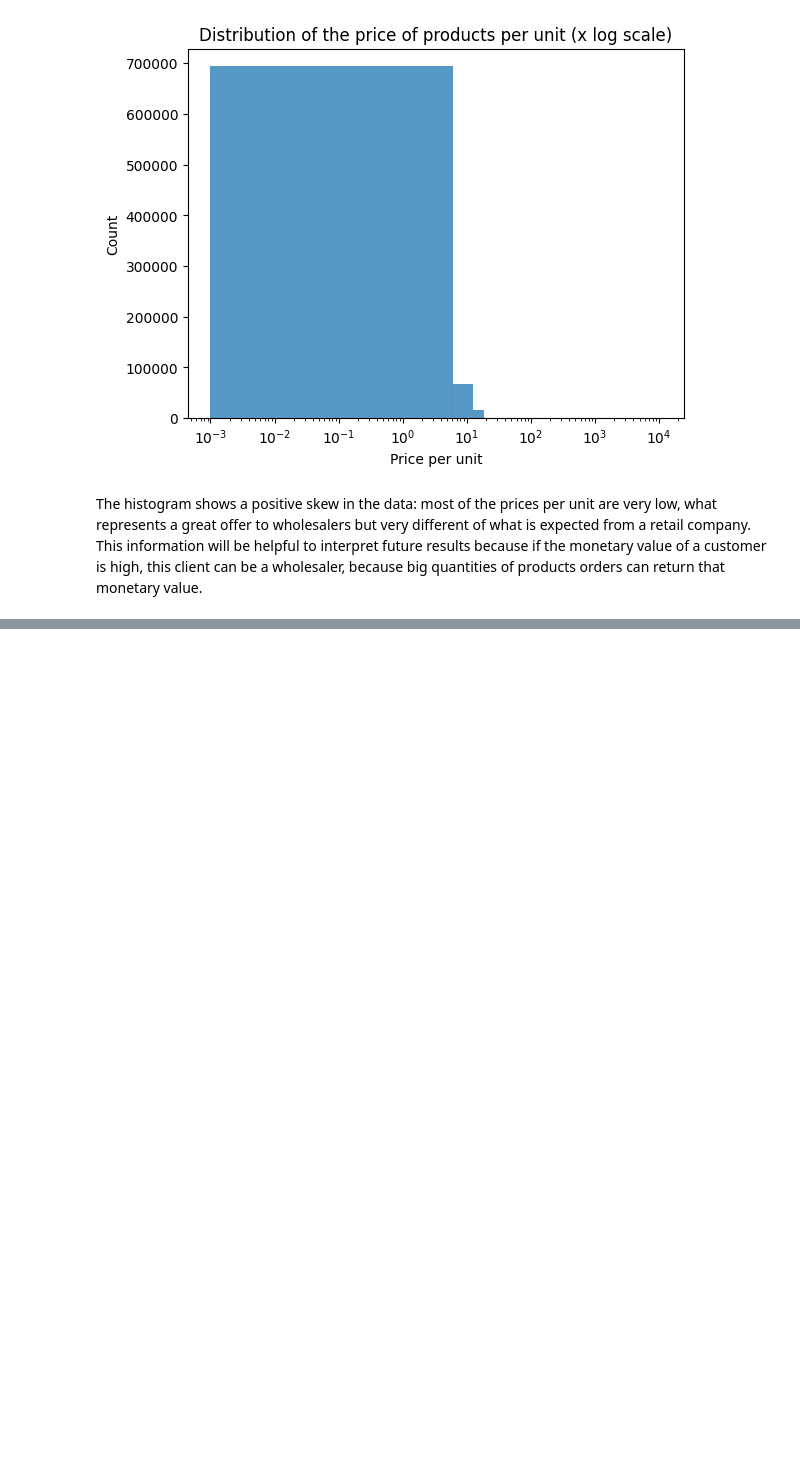
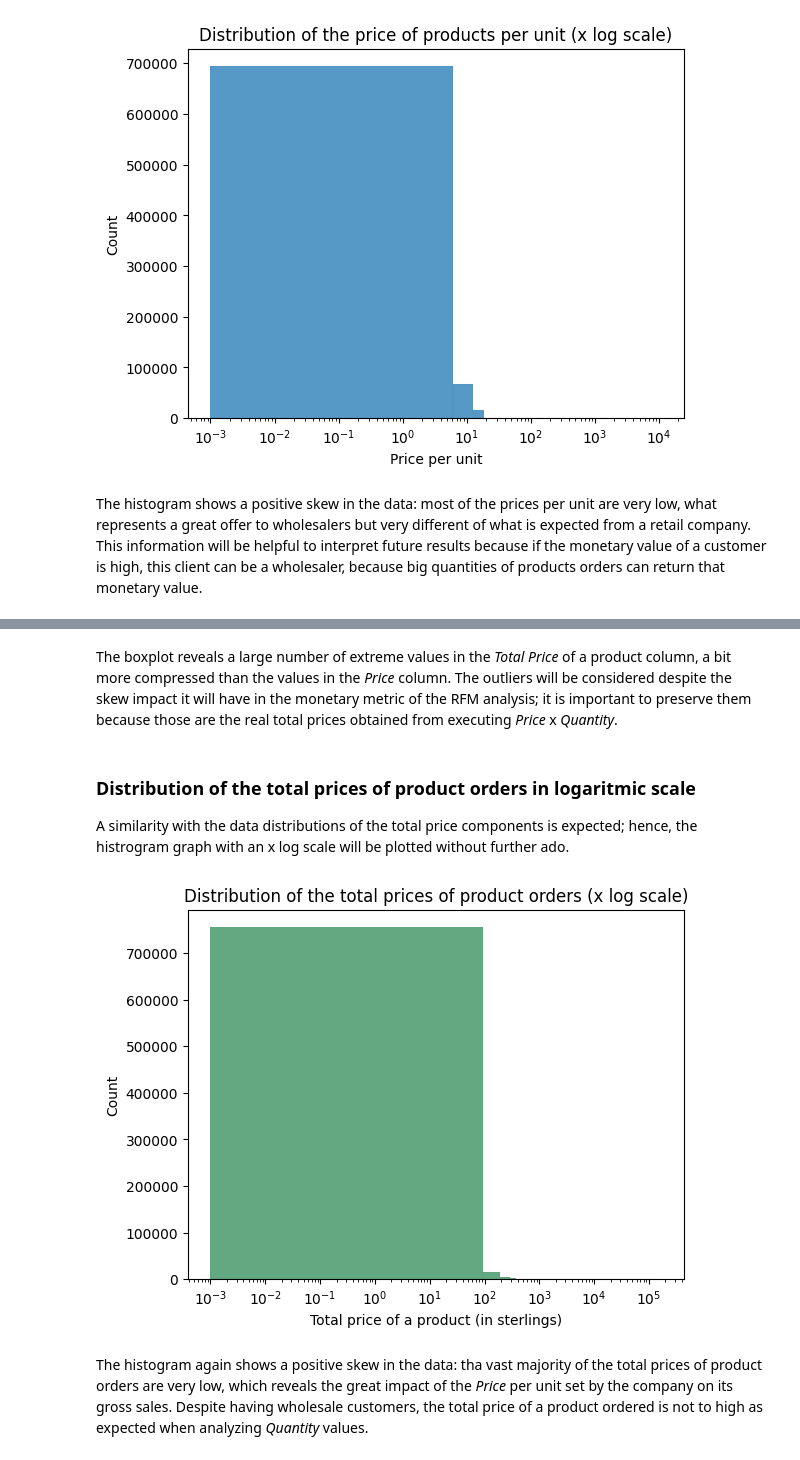
Before and after one commit to AmaKings9/online-retail-customer-analysis, a Jupyter notebook: notebooks/03_eda.ipynb, the cells around one changed output, grey strips where cells are left out. Saved outputs shown, nothing was run; the diff lists cells and outputs as text; code cells hidden in the pictures; blank space fills up the shorter version.

```diff
--- a/notebooks/03_eda.ipynb
+++ b/notebooks/03_eda.ipynb
@@ -164,0 +192,15 @@ This information will be helpful to interpret future results because if the mone
+# %% [markdown]
+The boxplot reveals a large number of extreme values in the _Total Price_ of a product column, a bit more compressed than the values in the _Price_ column. The outliers will be considered despite the skew impact it will have in the monetary metric of the RFM analysis; it is important to preserve them because those are the real total prices obtained from executing _Price_ x _Quantity_.
+# %% [markdown]
+### Distribution of the total prices of product orders in logaritmic scale
+A similarity with the data distributions of the total price components is expected; hence, the histrogram graph with an x log scale will be plotted without further ado.
+# %%
+sns.histplot(data=df, x="TotalPrice", color="seagreen")
+plt.title("Distribution of the total prices of product orders (x log scale)")
+plt.xlabel("Total price of a product (in sterlings)")
+plt.xscale("log")
+plt.show()
+# %% [output]
+[figure, added]
+# %% [markdown]
+The histogram again shows a positive skew in the data: tha vast majority of the total prices of product orders are very low, which reveals the great impact of the _Price_ per unit set by the company on its gross sales. Despite having wholesale customers, the total price of a product ordered is not to high as expected when analyzing _Quantity_ values.
```
Also changed, not shown: parts of 6 cells of this notebook.
